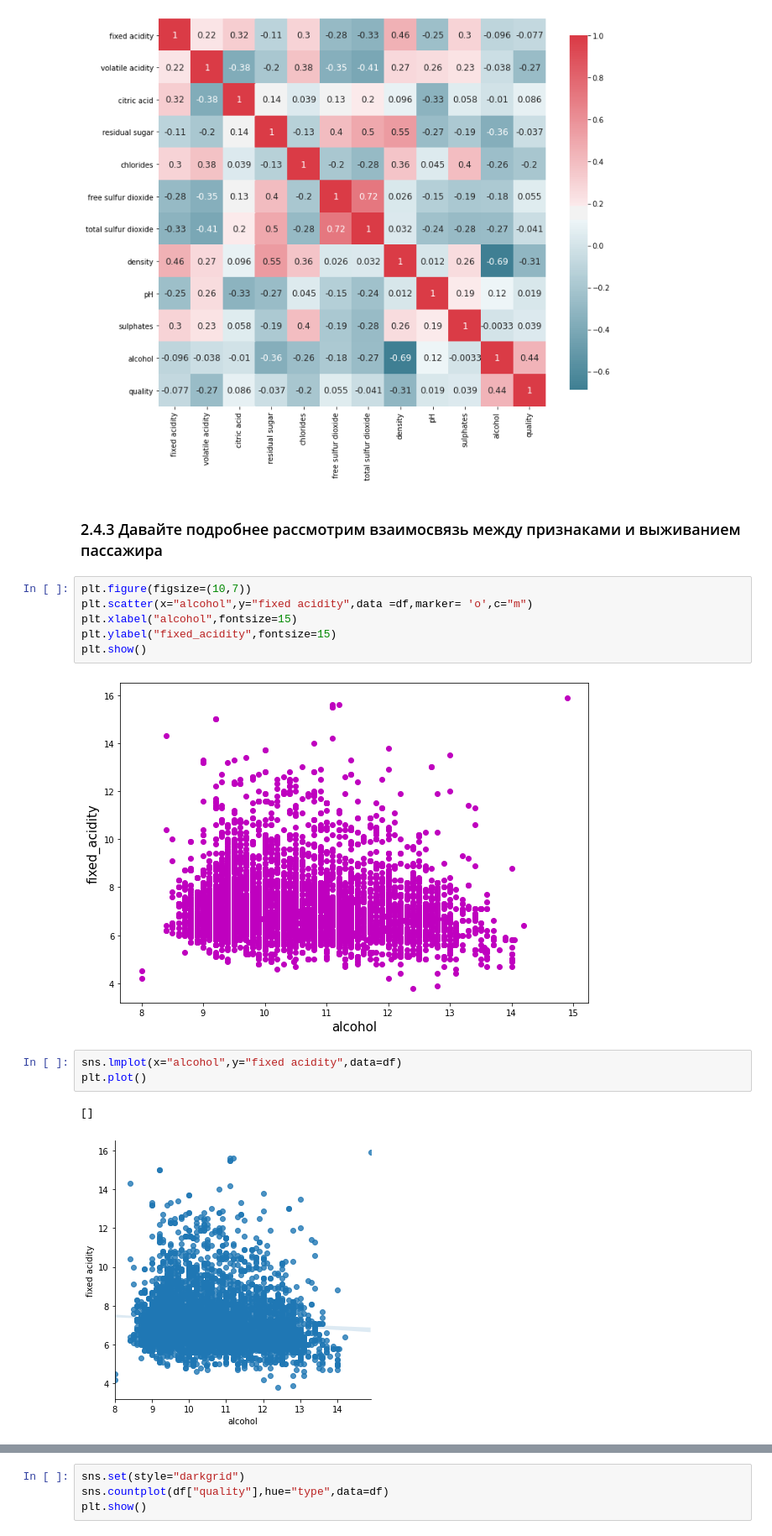
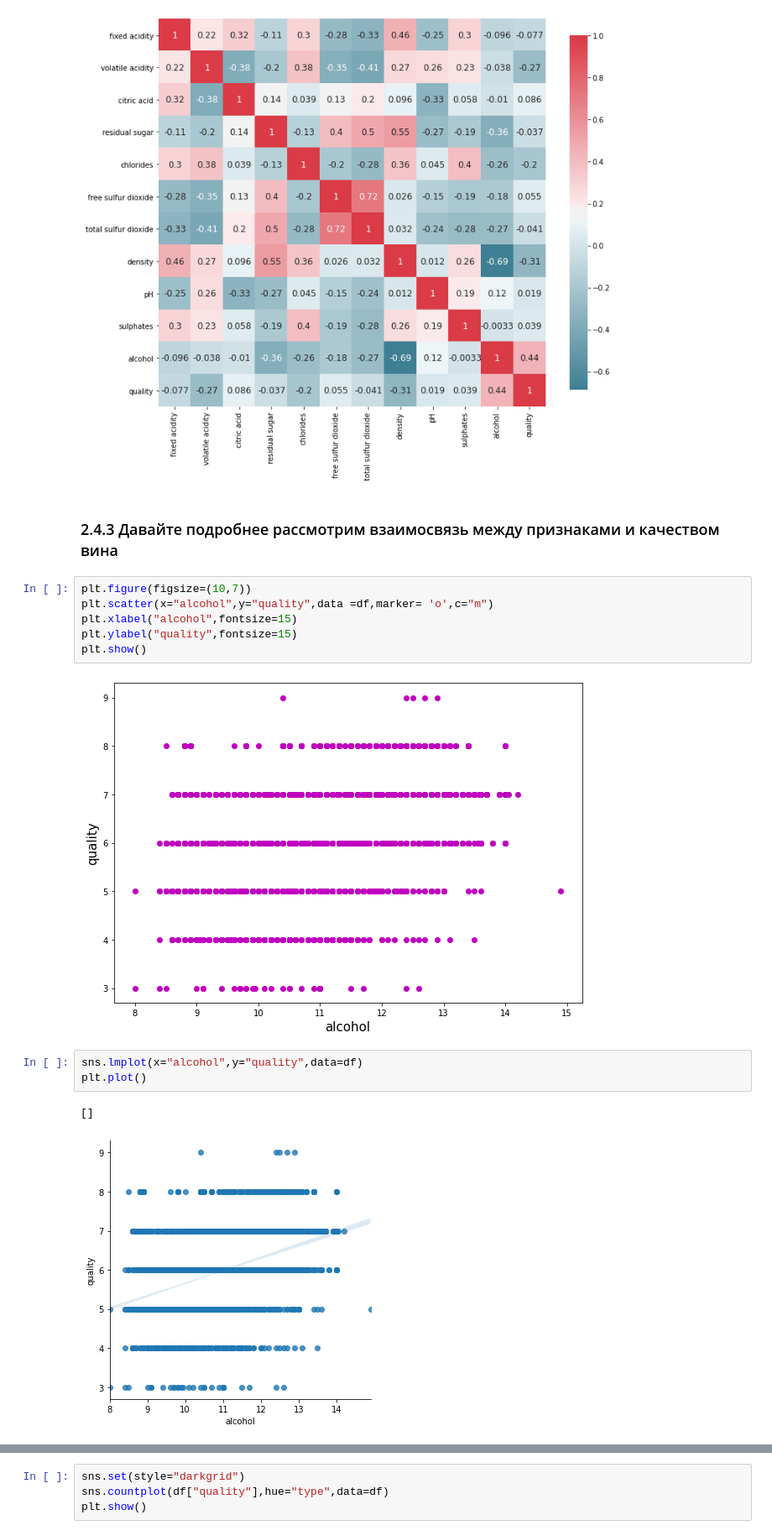
Before and after one commit to HeliosBI/AML_ZAK_HW2, a Jupyter notebook: crisp_wine.ipynb, the cells around one changed output, grey strips where cells are left out. Shown at 84% size. Saved outputs shown, nothing was run; the diff lists cells and outputs as text.

```diff
--- a/crisp_wine.ipynb
+++ b/crisp_wine.ipynb
@@ -163,20 +155,20 @@ plot_correlation_map( df )
 # %% [output]
 [figure]
 # %% [markdown]
-### 2.4.3 Давайте подробнее рассмотрим взаимосвязь между признаками и выживанием пассажира
+### 2.4.3 Давайте подробнее рассмотрим взаимосвязь между признаками и качеством вина
 # %%
 plt.figure(figsize=(10,7))
-plt.scatter(x="alcohol",y="fixed acidity",data =df,marker= 'o',c="m")
+plt.scatter(x="alcohol",y="quality",data =df,marker= 'o',c="m")
 plt.xlabel("alcohol",fontsize=15)
-plt.ylabel("fixed_acidity",fontsize=15)
+plt.ylabel("quality",fontsize=15)
 plt.show()
 # %% [output]
-[figure, old version]
+[figure, new version]
 # %%
-sns.lmplot(x="alcohol",y="fixed acidity",data=df)
+sns.lmplot(x="alcohol",y="quality",data=df)
 plt.plot()
 # %% [output]
 []
-[figure, old version]
+[figure, new version]
 # %%
 plt.figure(figsize=(10,7))
```
Also changed, not shown: parts of 7 cells of this notebook.
